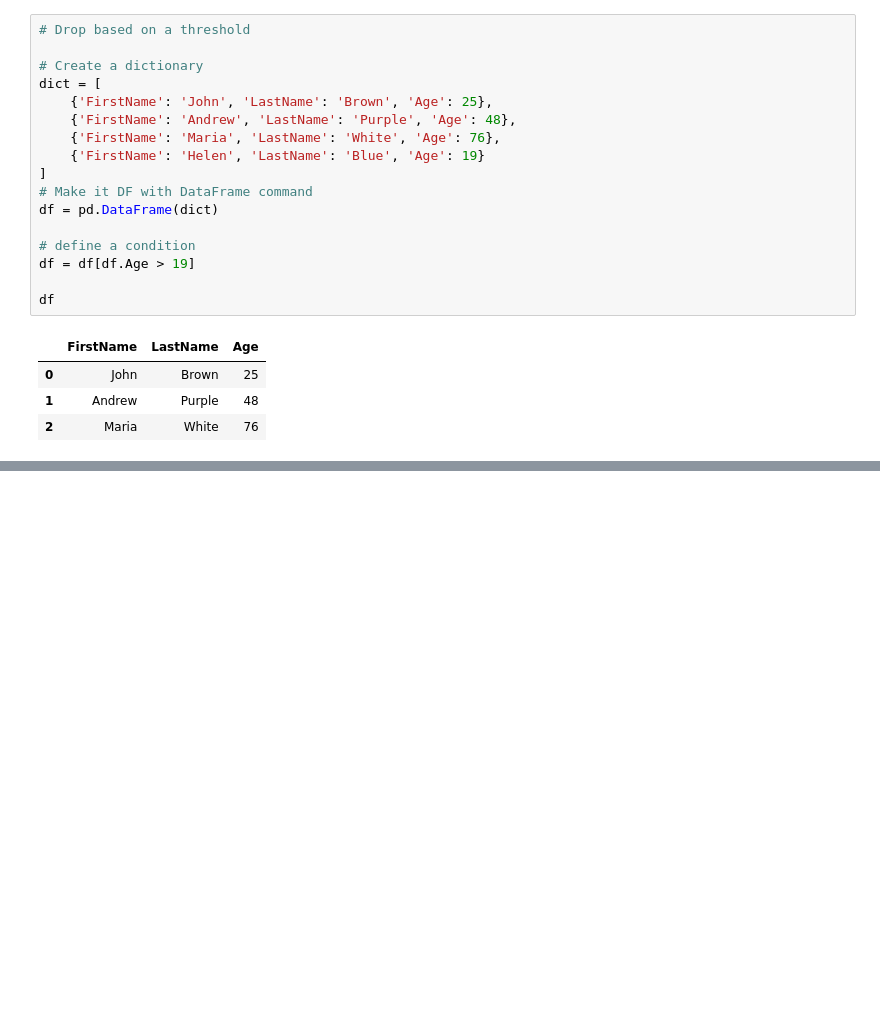
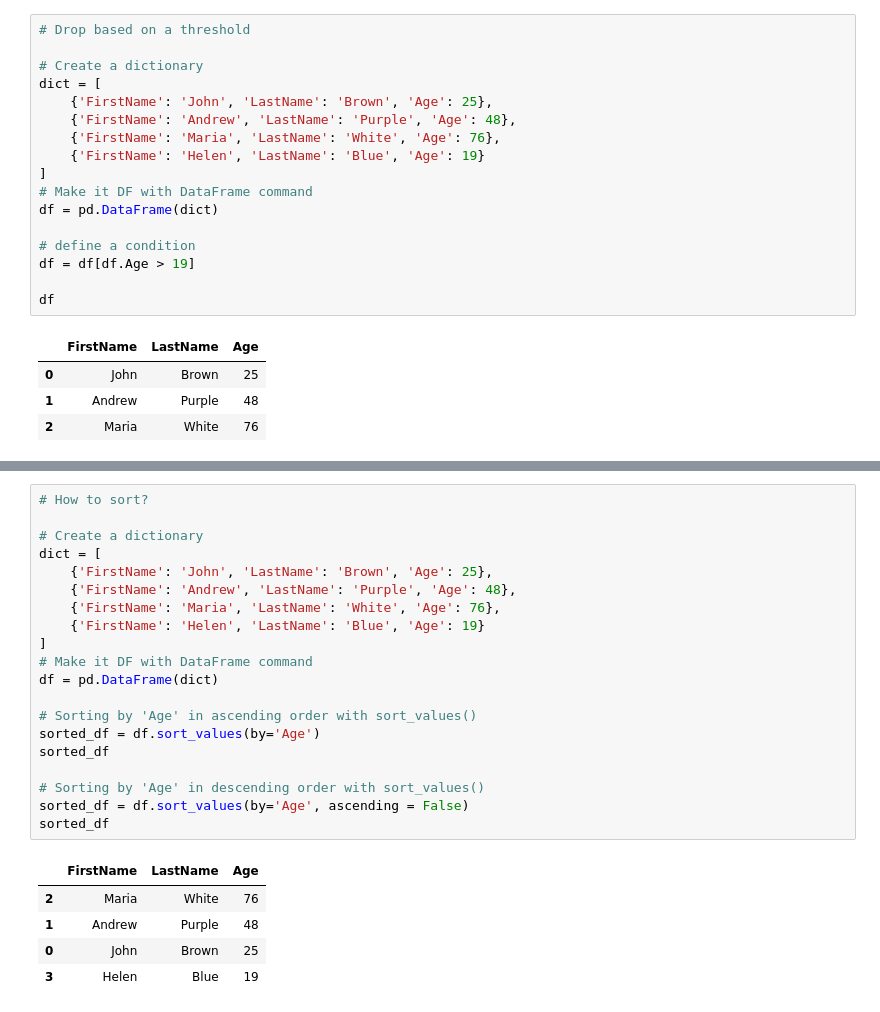
Before and after one commit to pavlekovic/Python-501, a Jupyter notebook: python-for-data/Pandas Intro.ipynb, the cells around one changed output, grey strips where cells are left out. Saved outputs shown, nothing was run; the diff lists cells and outputs as text; blank space fills up the shorter version.

```diff
--- a/python-for-data/Pandas Intro.ipynb
+++ b/python-for-data/Pandas Intro.ipynb
@@ -453,0 +622,26 @@ df = pd.DataFrame(dict)
+# %%
+# How to sort?
+
+# Create a dictionary
+dict = [
+    {'FirstName': 'John', 'LastName': 'Brown', 'Age': 25},
+    {'FirstName': 'Andrew', 'LastName': 'Purple', 'Age': 48},
+    {'FirstName': 'Maria', 'LastName': 'White', 'Age': 76},
+    {'FirstName': 'Helen', 'LastName': 'Blue', 'Age': 19}
+]
+# Make it DF with DataFrame command
+df = pd.DataFrame(dict)
+
+# Sorting by 'Age' in ascending order with sort_values()
+sorted_df = df.sort_values(by='Age')
+sorted_df
+
+# Sorting by 'Age' in descending order with sort_values()
+sorted_df = df.sort_values(by='Age', ascending = False)
+sorted_df
+# %% [output]
+|  | FirstName | LastName | Age |
+| 2 | Maria | White | 76 |
+| 1 | Andrew | Purple | 48 |
+| 0 | John | Brown | 25 |
+| 3 | Helen | Blue | 19 |
```
Also changed, not shown: parts of 8 cells of this notebook.
